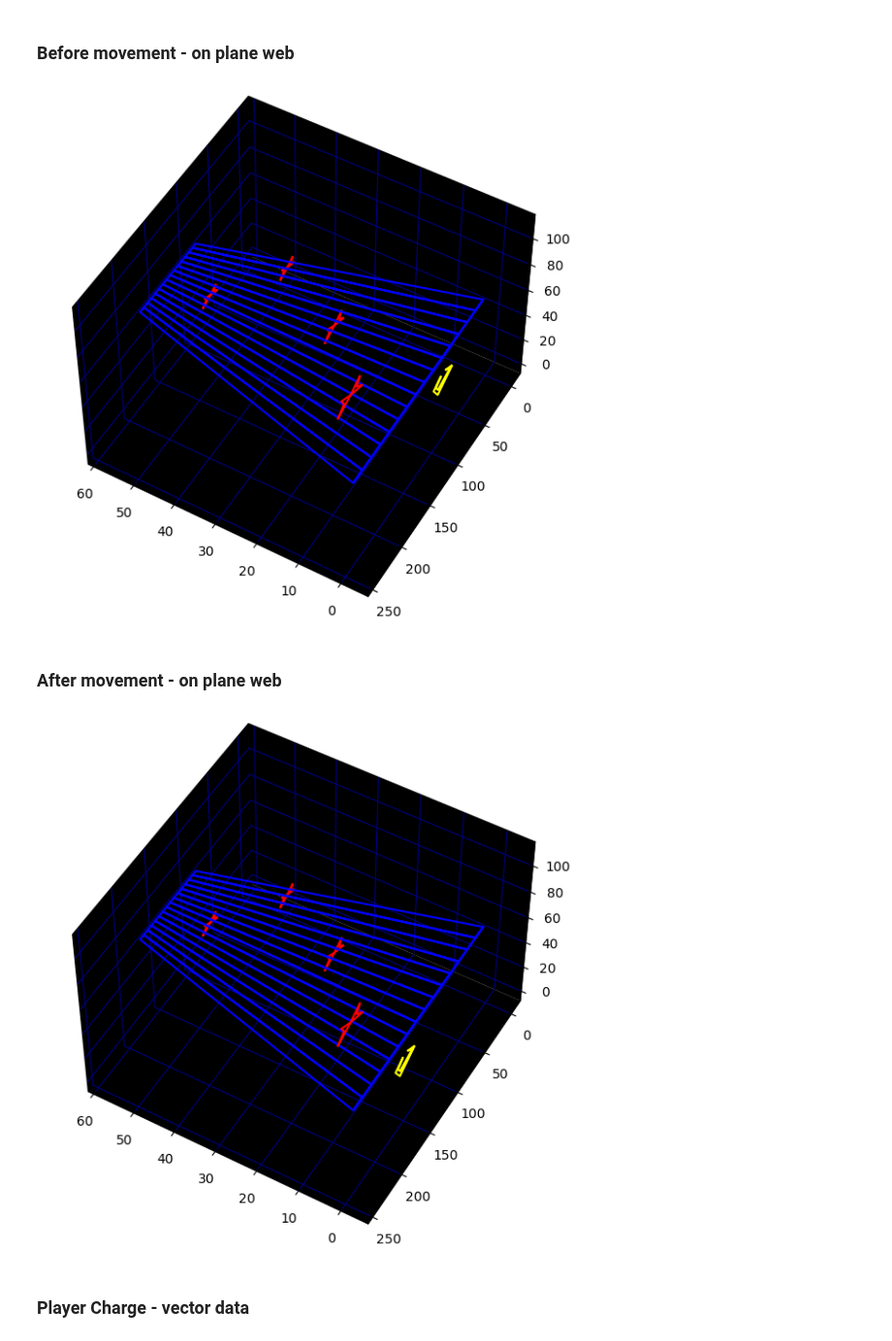
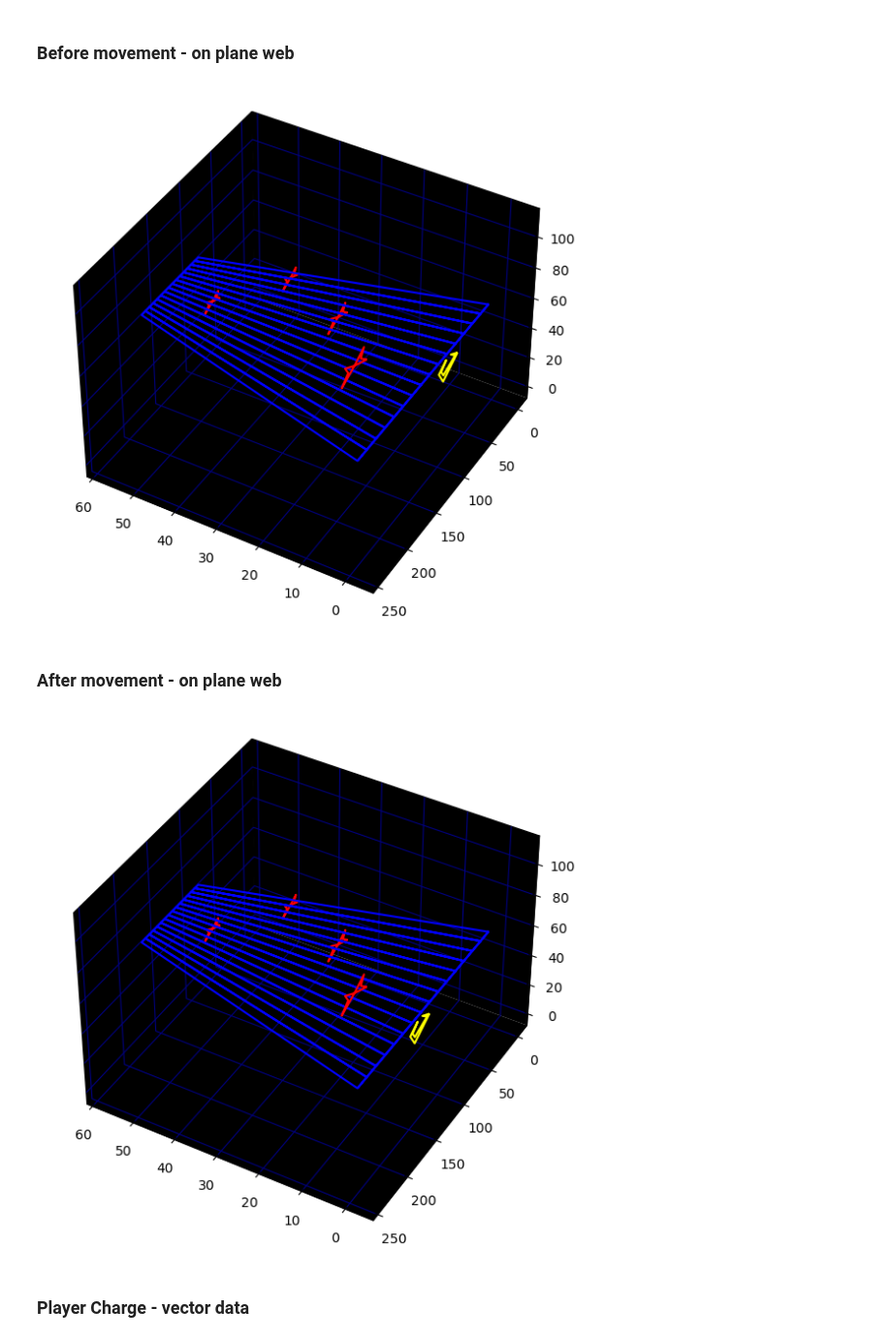
Before and after one commit to mwenge/TempestVsTempest, a Jupyter notebook: notebooks-tempest/attract mode - movement.ipynb, the cells around one changed output. Shown at 97% size. Cells and saved outputs as stored; diff of their text form; code cells hidden in the pictures.

```diff
--- a/notebooks-tempest/attract mode - movement.ipynb
+++ b/notebooks-tempest/attract mode - movement.ipynb
@@ -263,7 +263,7 @@ flipper_data
 ### Before movement - on plane web
 # %%
 AZIMUTH=120
-ELEVATION = 50
+ELEVATION = 40
 objects_vertices = []
 claw_vertices = setObjectVertices(claw_data, scale=4, zpos=-5,
                                 xoffset=28, yoffset=20, color="yellow", inverty=False)
@@ -288,37 +288,37 @@ objects_vertices += [(flipper_vertices,"red")]
 makeWebAndClawDiagram(plane_web_vertices, objects_vertices,
                       filename=f"attract_mode_movement/movement_example1_before.png")
 # %% [output]
-[figure, old version]
+[figure, new version]
 # %% [markdown]
 ### After movement - on plane web
 # %%
 AZIMUTH=120
-ELEVATION = 50
+ELEVATION = 40
 objects_vertices = []
 claw_vertices = setObjectVertices(claw_data, scale=4, zpos=-5,
-                                xoffset=44, yoffset=20, color="yellow", inverty=False)
+                                xoffset=40, yoffset=20, color="yellow", inverty=False)
 objects_vertices += [(claw_vertices,"yellow")]
 
 flipper_vertices = setObjectVertices(flipper_data, scale=3, zpos=40,
                                 xoffset=18, yoffset=20, color="yellow", inverty=False)
 objects_vertices += [(flipper_vertices,"red")]
 
 flipper_vertices = setObjectVertices(flipper_data, scale=4, zpos=20,
                                 xoffset=28, yoffset=20, color="yellow", inverty=False)
 objects_vertices += [(flipper_vertices,"red")]
 
 flipper_vertices = setObjectVertices(flipper_data, scale=3, zpos=50,
                                 xoffset=38, yoffset=20, color="yellow", inverty=False)
 objects_vertices += [(flipper_vertices,"red")]
 
 flipper_vertices = setObjectVertices(flipper_data, scale=5, zpos=5,
                                 xoffset=38, yoffset=20, color="yellow", inverty=False)
 objects_vertices += [(flipper_vertices,"red")]
 
 makeWebAndClawDiagram(plane_web_vertices, objects_vertices,
                       filename=f"attract_mode_movement/movement_example1_after.png")
 # %% [output]
-[figure, old version]
+[figure, new version]
 # %% [markdown]
 ### Player Charge - vector data
 # %%
```
Also changed, not shown: parts of 1 cell of this notebook, 6 other files.
